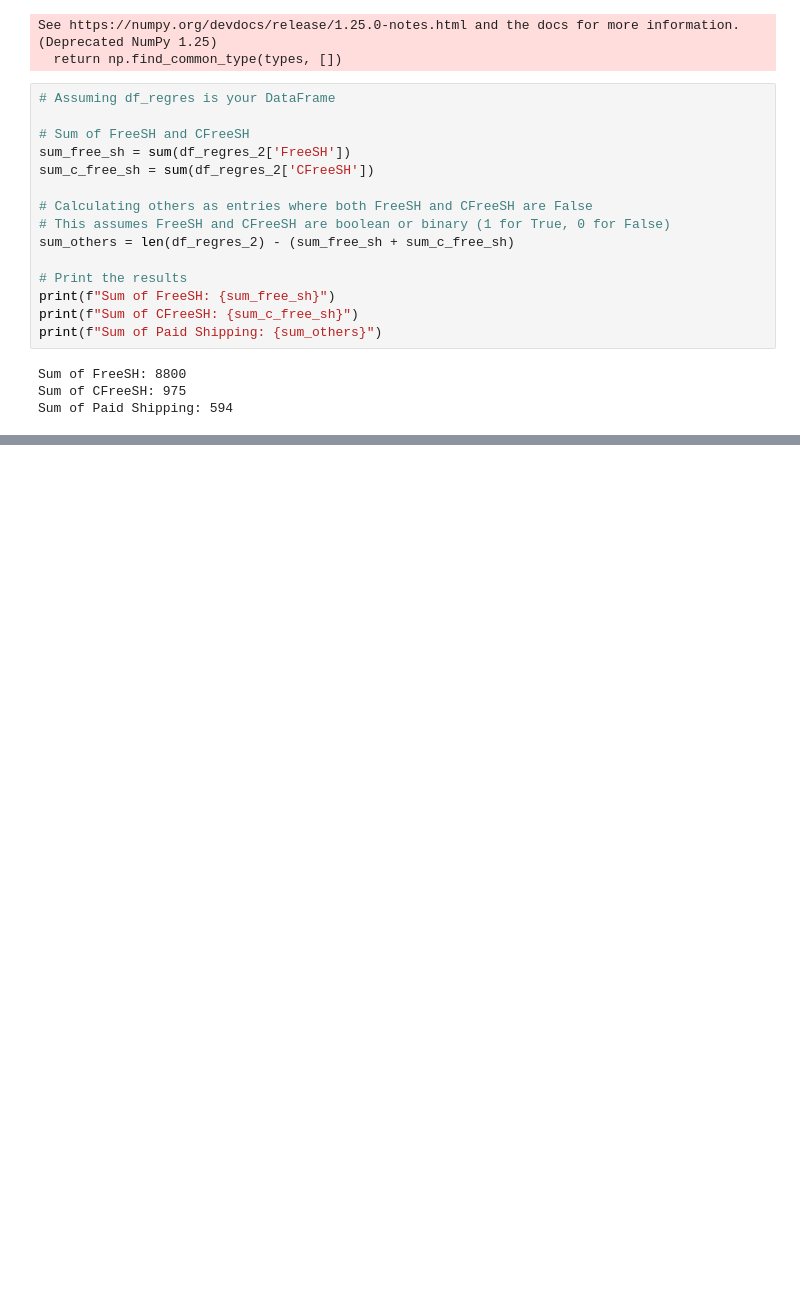
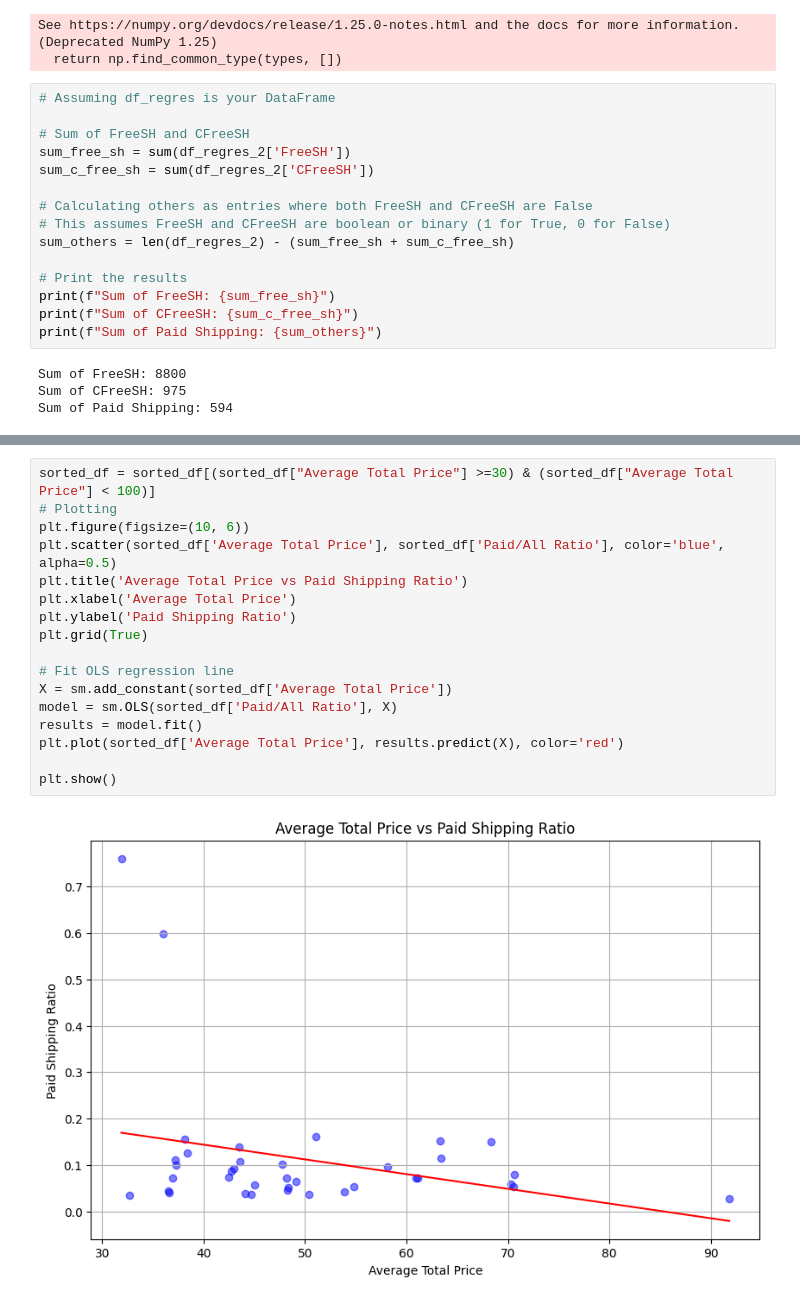
Before and after one commit to fatmanuryaman/Measuring-The-Effects-Of-Free-Shipping-Alternatives, a Jupyter notebook: Emre-Tevfik.ipynb, the cells around one changed output, grey strips where cells are left out. Cells and saved outputs as stored; diff of their text form; blank space fills up the shorter version.

```diff
--- a/Emre-Tevfik.ipynb
+++ b/Emre-Tevfik.ipynb
@@ -1490,0 +1573,19 @@ Sum of Paid Shipping: 594
+# %%
+sorted_df = sorted_df[(sorted_df["Average Total Price"] >=30) & (sorted_df["Average Total Price"] < 100)]
+# Plotting
+plt.figure(figsize=(10, 6))
+plt.scatter(sorted_df['Average Total Price'], sorted_df['Paid/All Ratio'], color='blue', alpha=0.5)
+plt.title('Average Total Price vs Paid Shipping Ratio')
+plt.xlabel('Average Total Price')
+plt.ylabel('Paid Shipping Ratio')
+plt.grid(True)
+
+# Fit OLS regression line
+X = sm.add_constant(sorted_df['Average Total Price'])
+model = sm.OLS(sorted_df['Paid/All Ratio'], X)
+results = model.fit()
+plt.plot(sorted_df['Average Total Price'], results.predict(X), color='red')
+
+plt.show()
+# %% [output]
+[figure, added]
```
Also changed, not shown: parts of 16 cells of this notebook.
